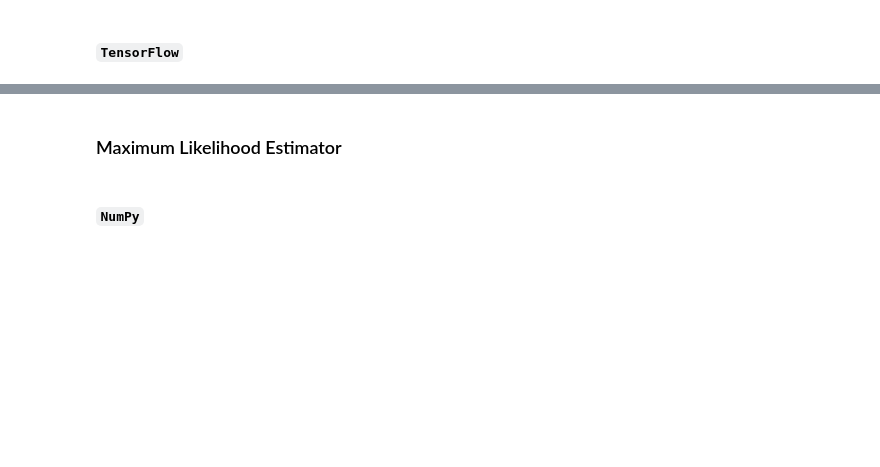
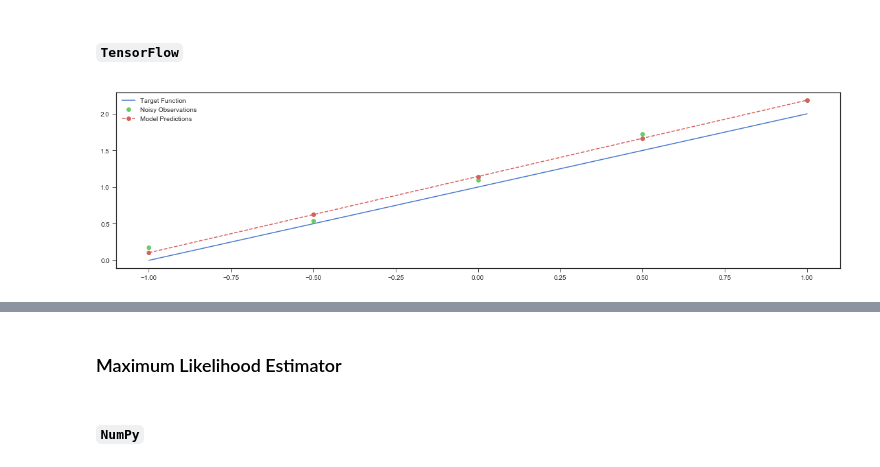
Before and after one commit to vishalbelsare/Docs, a Jupyter notebook: workshop-01/notebooks/Linear Models.ipynb, the cells around one changed output, grey strips where cells are left out. Drawn from its saved outputs; the diff is of its cells as text; code cells hidden in the pictures; blank space fills up the shorter version.

```diff
--- a/workshop-01/notebooks/Linear Models.ipynb
+++ b/workshop-01/notebooks/Linear Models.ipynb
@@ -121,2 +157,38 @@ plt.plot(loss);
 # %% [markdown]
 #### `TensorFlow` <a class="anchor" id="sgd-tf"></a>
+# %%
+# hyperparameters
+n_epochs = 1000
+eta = 0.01
+
+# placeholders
+X_tf = tf.placeholder(tf.float64, shape=[None, X.shape[1]])
+Y_tf = tf.placeholder(tf.float64, shape=[None])
+
+# variables
+W_tf = tf.Variable(np.random.random(X.shape[1]).reshape(X.shape[1], 1), name='parameters')
+
+# model prediction
+y_hat = tf.matmul(X_tf, W_tf)
+
+# optimization
+loss = tf.reduce_mean(tf.square(tf.squeeze(y_hat)-Y_tf)) # L2 loss
+optimizer = tf.train.GradientDescentOptimizer(eta).minimize(loss) # Gradient descent
+
+# initializing the variables
+init = tf.global_variables_initializer()
+
+with tf.Session() as sess:
+    sess.run(init)
+
+    # model fitting
+    for _ in range(n_epochs):
+        sess.run(optimizer, feed_dict={X_tf: X, Y_tf: y_noise})
+
+    # model predictions
+    y_hat = sess.run(y_hat, feed_dict={X_tf: X, Y_tf: y_noise})
+
+    # plot results
+    visualize(x, y, y_noise, y_hat)
+# %% [output]
+[figure, added]
```
Also changed, not shown: parts of 9 cells of this notebook.
